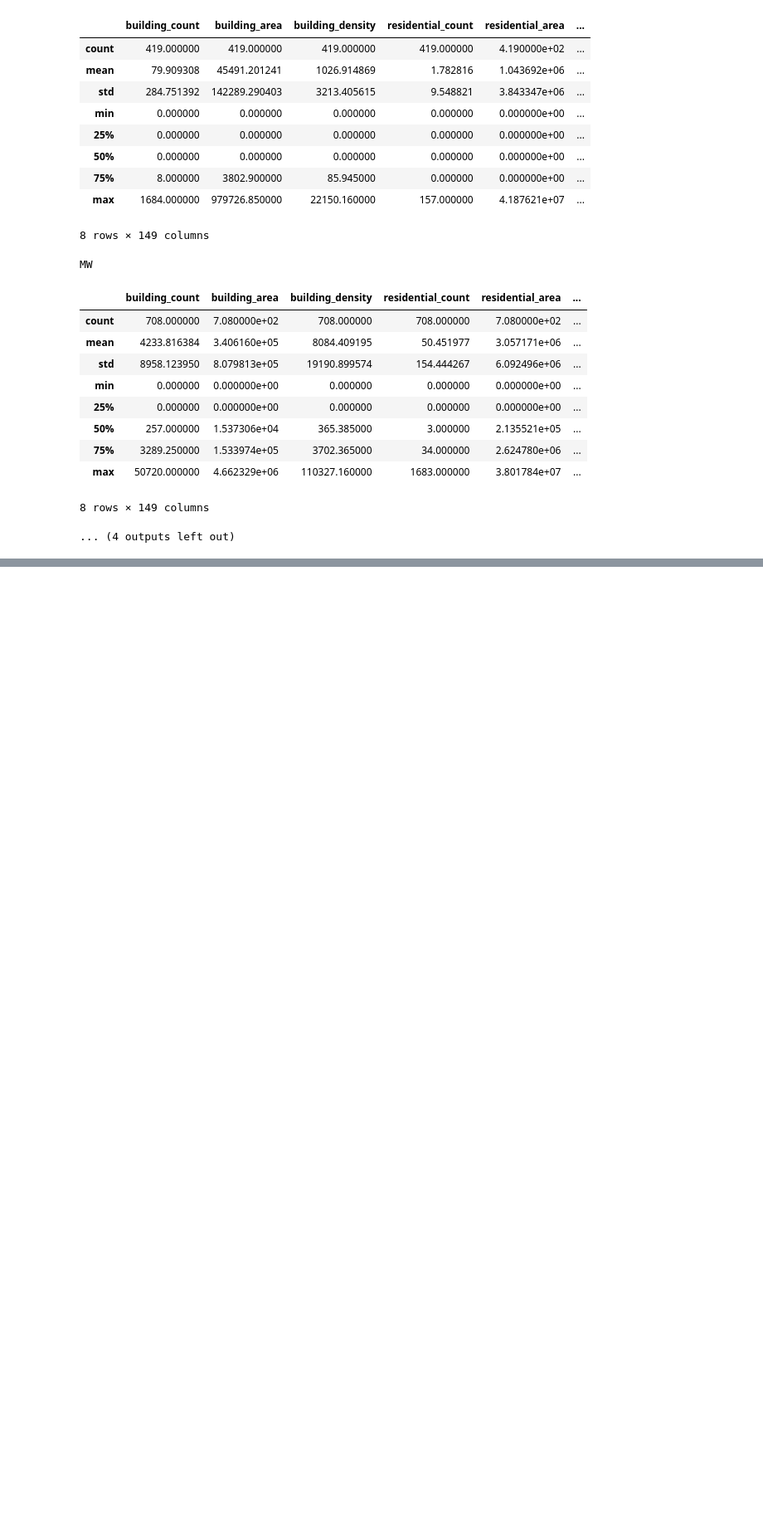
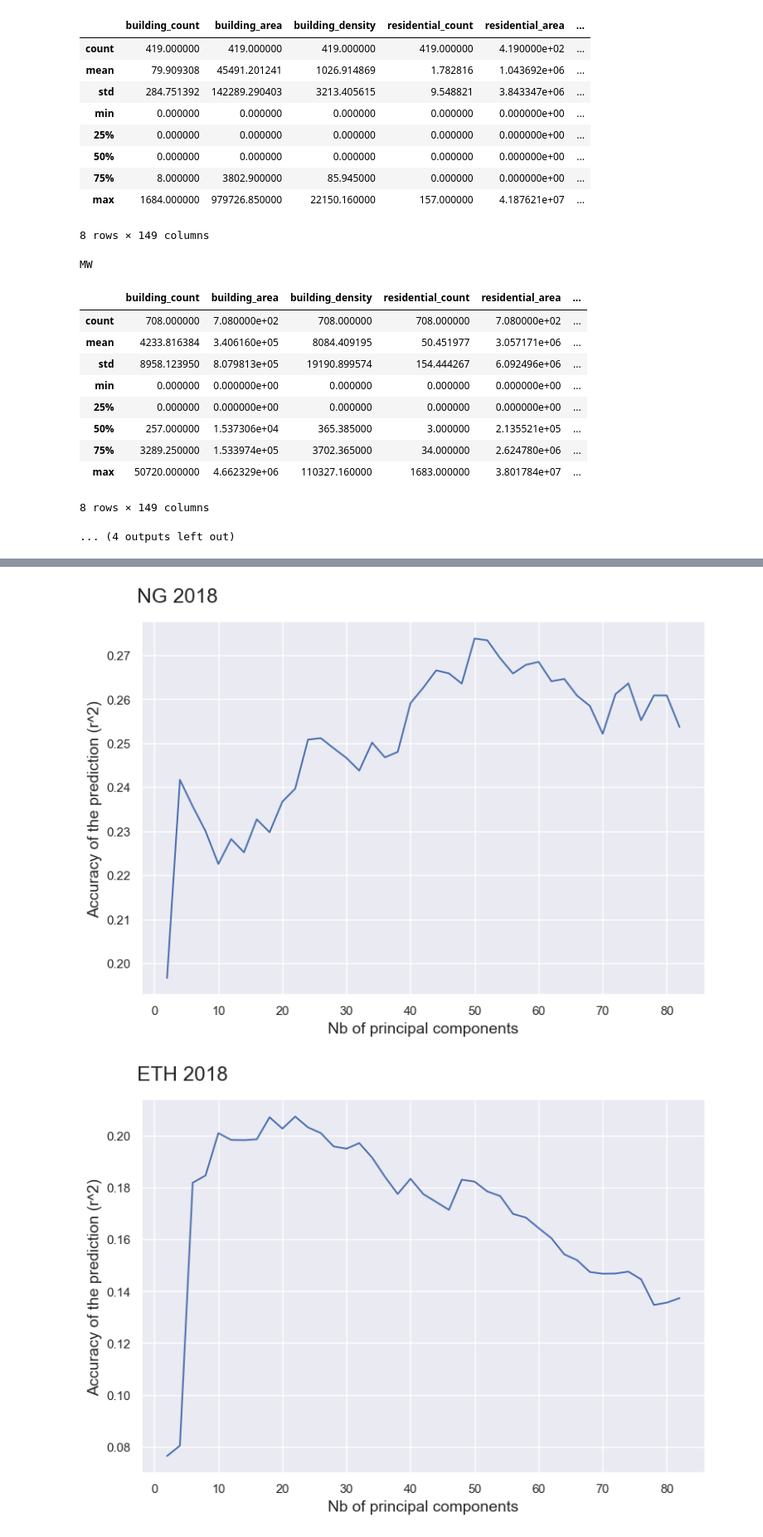
Before and after one commit to CS-433/ml-project-2-xgradingboosting, a Jupyter notebook: src/2_evaluation/osm_vis_preprocess.ipynb, the cells around one changed output, grey strips where cells are left out. Shown at 83% size. Saved outputs shown, nothing was run; the diff lists cells and outputs as text; code cells hidden in the pictures; blank space fills up the shorter version.

```diff
--- a/src/2_evaluation/osm_vis_preprocess.ipynb
+++ b/src/2_evaluation/osm_vis_preprocess.ipynb
@@ -203,0 +247,6 @@ MW
+# %%
+for country in tqdm(countries) :
+    accuracy_pca(complete_df, country, Ridge, withOSM= False, alpha = 1000)
+# %% [output]
+[figure, added]
+[figure, added]
```
Also changed, not shown: parts of 5 cells of this notebook, 2 other files.
